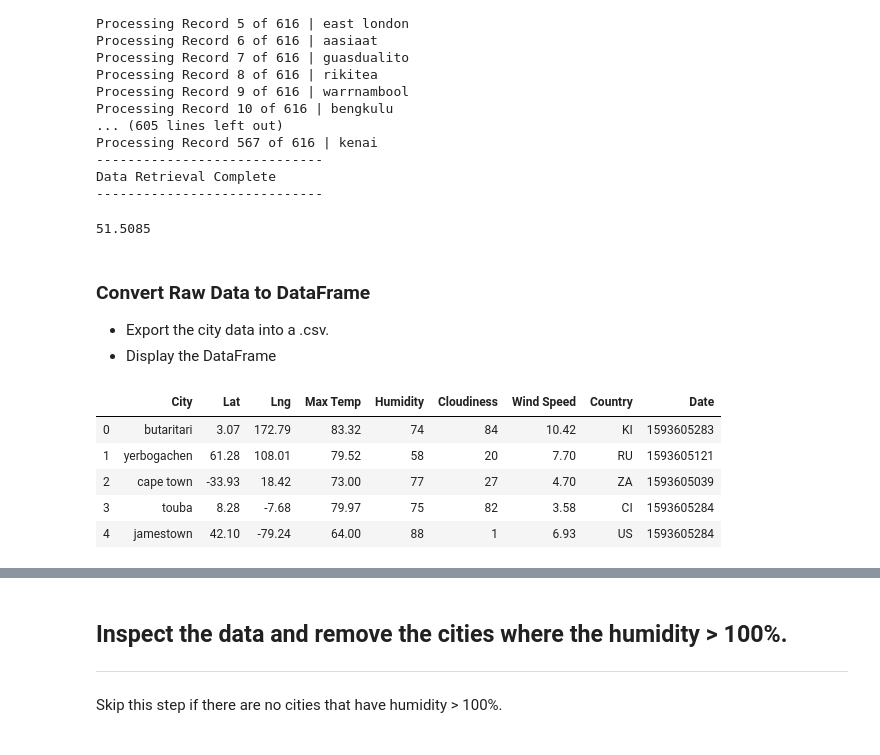
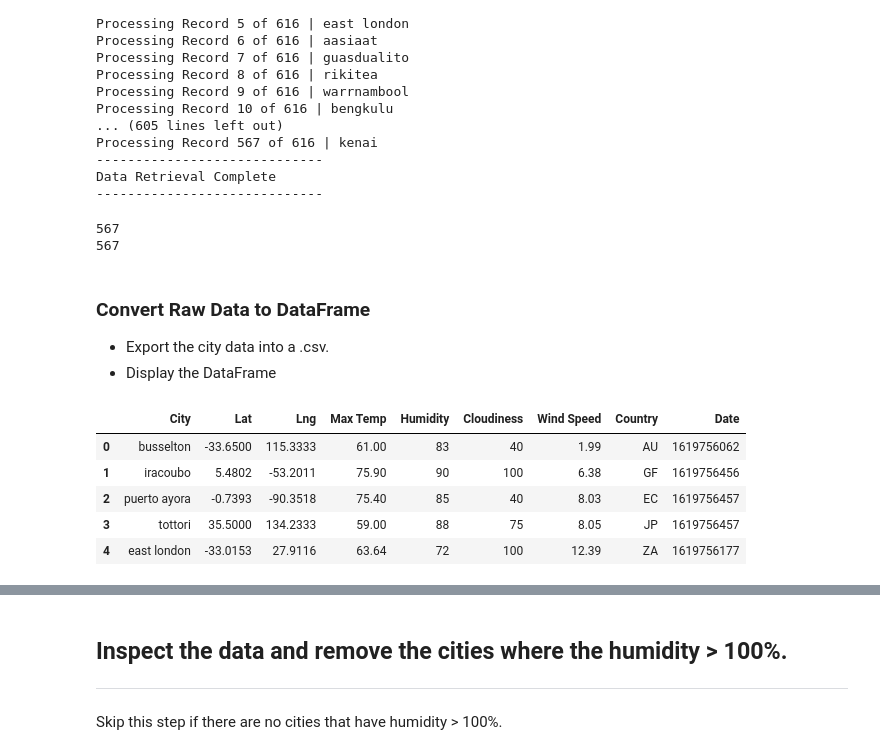
Before and after one commit to Sunny419-hub/python-api-challenge, a Jupyter notebook: WeatherPy/WeatherPy.ipynb, the cells around one changed output, grey strips where cells are left out. Drawn from its saved outputs; the diff is of its cells as text; code cells hidden in the pictures.

```diff
--- a/WeatherPy/WeatherPy.ipynb
+++ b/WeatherPy/WeatherPy.ipynb
@@ -72,7 +72,7 @@ units= "imperial"
 query_url = f"{url}appid={weather_api_key}&units={units}&q="
 
 # set up lists to hold reponse info
-cities_list = []
+city_name = []
 lat = []
 lng = []
 max_temp = []
@@ -84,17 +84,14 @@ date = []
 city_number = 0
 total_cities = len(cities)
 
-#query_url
-#response = requests.get(query_url + "london").json()
-#response
 # Loop through the list of cities and perform a request for data on each
 print(f'Beginning Data Retrieval')
 print(f'-----------------------------')
 for city in cities:
+    response = requests.get(query_url + city).json()
     try:
-        response = requests.get(query_url + city).json()
-        cities_list.append(city)
         lat.append(response['coord']['lat'])
+        city_name.append(city)
         lng.append(response['coord']['lon'])
         max_temp.append(response['main']['temp_max'])
         humidity.append(response['main']['humidity'])
@@ -106,7 +103,7 @@ for city in cities:
         print(f"Processing Record {city_number} of {total_cities} | {city} ")
     except:
         print(f'City not found. Skipping...')
-        pass
+
 print(f'-----------------------------')
 print(f'Data Retrieval Complete')
 print(f'-----------------------------')
@@ -128,27 +125,33 @@ Processing Record 567 of 616 | kenai
 -----------------------------
 Data Retrieval Complete
 -----------------------------
-# %%
-response["coord"]["lat"]
-# %% [output]
-51.5085
+# %%
+print(len(city_name))
+print(len (lat))
+# %% [output]
+567
+567
 # %% [markdown]
 ### Convert Raw Data to DataFrame
 * Export the city data into a .csv.
 * Display the DataFrame
 # %%
-weather_data = pd.DataFrame({'City':  'lat' : = []
-lng = []
-max_temp = []
-humidity = []
-cloudiness = []
-wind_speed = []
-country = []
-date = []
+weather_dataf = pd.DataFrame({'City':city_name,
+                             'Lat' :lat,
+                             'Lng' :lng,
+                             'Max Temp':max_temp,
+                             'Humidity':humidity,
+                             'Cloudiness':cloudiness,
+                             'Wind Speed':wind_speed,
+                             'Country':country,
+                             'Date':date
+                            })
+weather_dataf.to_csv('citiesdata.csv',index=False)
+weather_dataf.head()
 # %% [output]
 |  | City | Lat | Lng | Max Temp | Humidity | Cloudiness | Wind Speed | Country | Date |
-| 0 | butaritari | 3.07 | 172.79 | 83.32 | 74 | 84 | 10.42 | KI | 1593605283 |
-| 1 | yerbogachen | 61.28 | 108.01 | 79.52 | 58 | 20 | 7.70 | RU | 1593605121 |
-| 2 | cape town | -33.93 | 18.42 | 73.00 | 77 | 27 | 4.70 | ZA | 1593605039 |
-| 3 | touba | 8.28 | -7.68 | 79.97 | 75 | 82 | 3.58 | CI | 1593605284 |
-| 4 | jamestown | 42.10 | -79.24 | 64.00 | 88 | 1 | 6.93 | US | 1593605284 |
+| 0 | busselton | -33.6500 | 115.3333 | 61.00 | 83 | 40 | 1.99 | AU | 1619756062 |
+| 1 | iracoubo | 5.4802 | -53.2011 | 75.90 | 90 | 100 | 6.38 | GF | 1619756456 |
+| 2 | puerto ayora | -0.7393 | -90.3518 | 75.40 | 85 | 40 | 8.03 | EC | 1619756457 |
+| 3 | tottori | 35.5000 | 134.2333 | 59.00 | 88 | 75 | 8.05 | JP | 1619756457 |
+| 4 | east london | -33.0153 | 27.9116 | 63.64 | 72 | 100 | 12.39 | ZA | 1619756177 |
```
Also changed, not shown: parts of 2 cells of this notebook.
